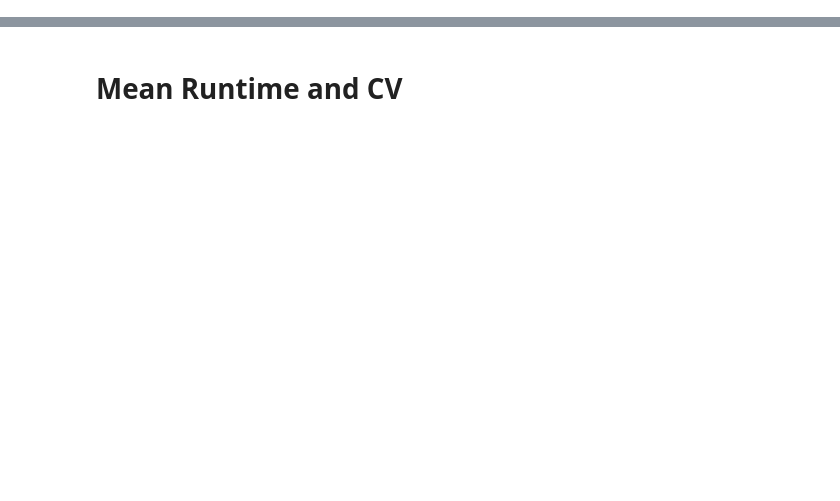
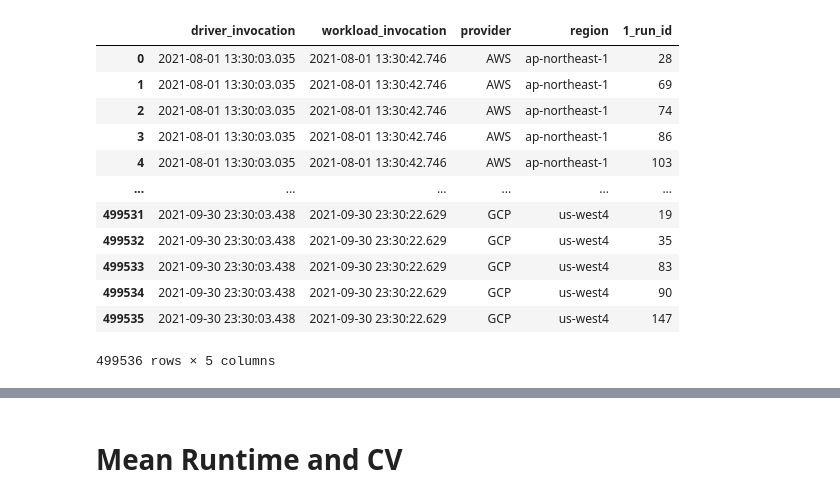
Before and after one commit to l8518/geot-faas, a Jupyter notebook: 020_region_analysis.ipynb, the cells around one changed output, grey strips where cells are left out. Saved outputs shown, nothing was run; the diff lists cells and outputs as text; code cells hidden in the pictures; blank space fills up the shorter version.

```diff
--- a/020_region_analysis.ipynb
+++ b/020_region_analysis.ipynb
@@ -22,0 +30,16 @@ df = pd.read_parquet(utils.get_dataset_path(INPUT_FILE, FSIZE))
+# %%
+df[['driver_invocation', 'workload_invocation', 'provider', 'region', '1_run_id']]
+# %% [output]
+|  | driver_invocation | workload_invocation | provider | region | 1_run_id |
+| 0 | 2021-08-01 13:30:03.035 | 2021-08-01 13:30:42.746 | AWS | ap-northeast-1 | 28 |
+| 1 | 2021-08-01 13:30:03.035 | 2021-08-01 13:30:42.746 | AWS | ap-northeast-1 | 69 |
+| 2 | 2021-08-01 13:30:03.035 | 2021-08-01 13:30:42.746 | AWS | ap-northeast-1 | 74 |
+| 3 | 2021-08-01 13:30:03.035 | 2021-08-01 13:30:42.746 | AWS | ap-northeast-1 | 86 |
+| 4 | 2021-08-01 13:30:03.035 | 2021-08-01 13:30:42.746 | AWS | ap-northeast-1 | 103 |
+| ... | ... | ... | ... | ... | ... |
+| 499531 | 2021-09-30 23:30:03.438 | 2021-09-30 23:30:22.629 | GCP | us-west4 | 19 |
+| 499532 | 2021-09-30 23:30:03.438 | 2021-09-30 23:30:22.629 | GCP | us-west4 | 35 |
+| 499533 | 2021-09-30 23:30:03.438 | 2021-09-30 23:30:22.629 | GCP | us-west4 | 83 |
+| 499534 | 2021-09-30 23:30:03.438 | 2021-09-30 23:30:22.629 | GCP | us-west4 | 90 |
+| 499535 | 2021-09-30 23:30:03.438 | 2021-09-30 23:30:22.629 | GCP | us-west4 | 147 |
+499536 rows × 5 columns
```
Also changed, not shown: parts of 11 cells of this notebook, 4 other files.
